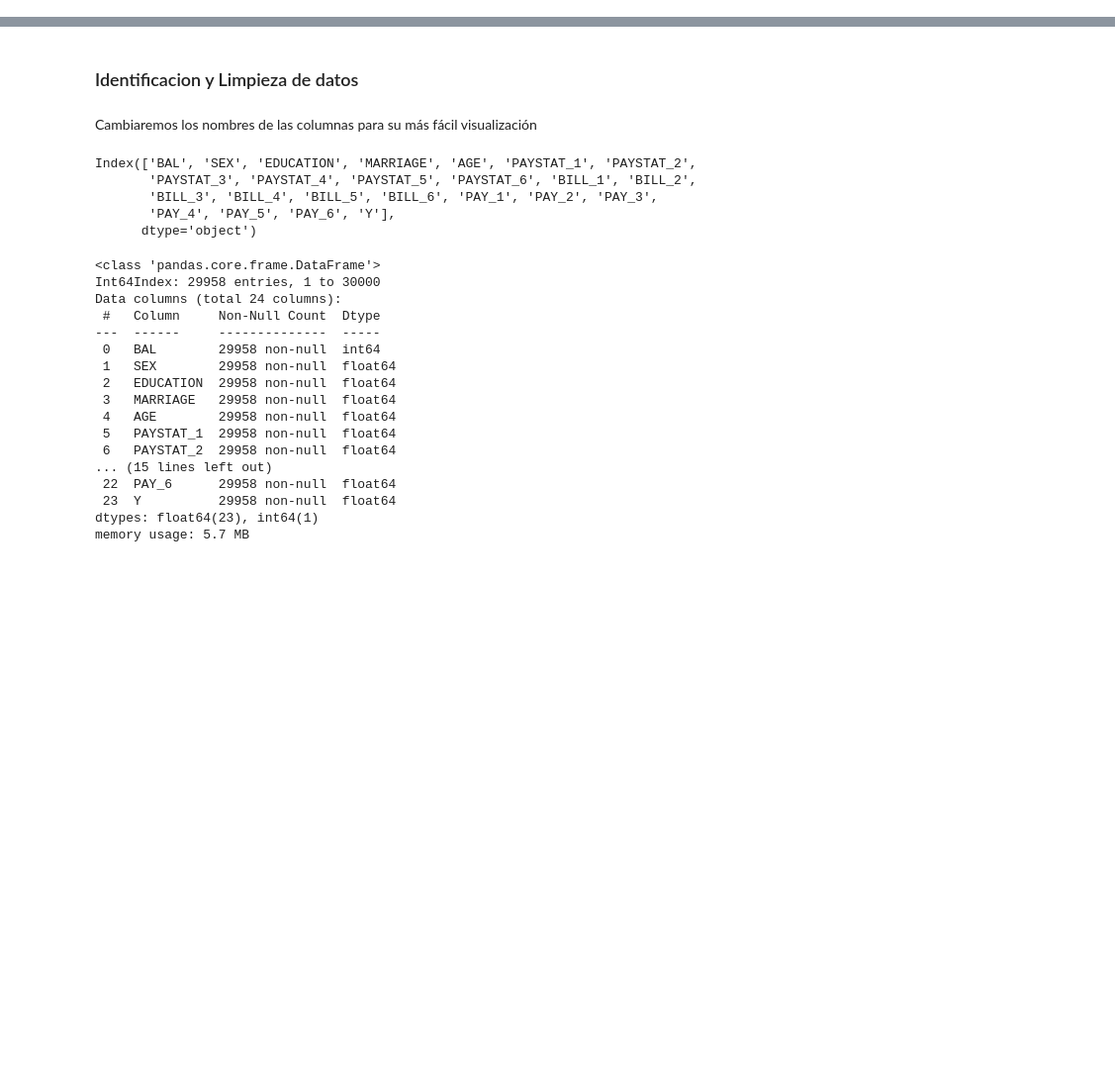
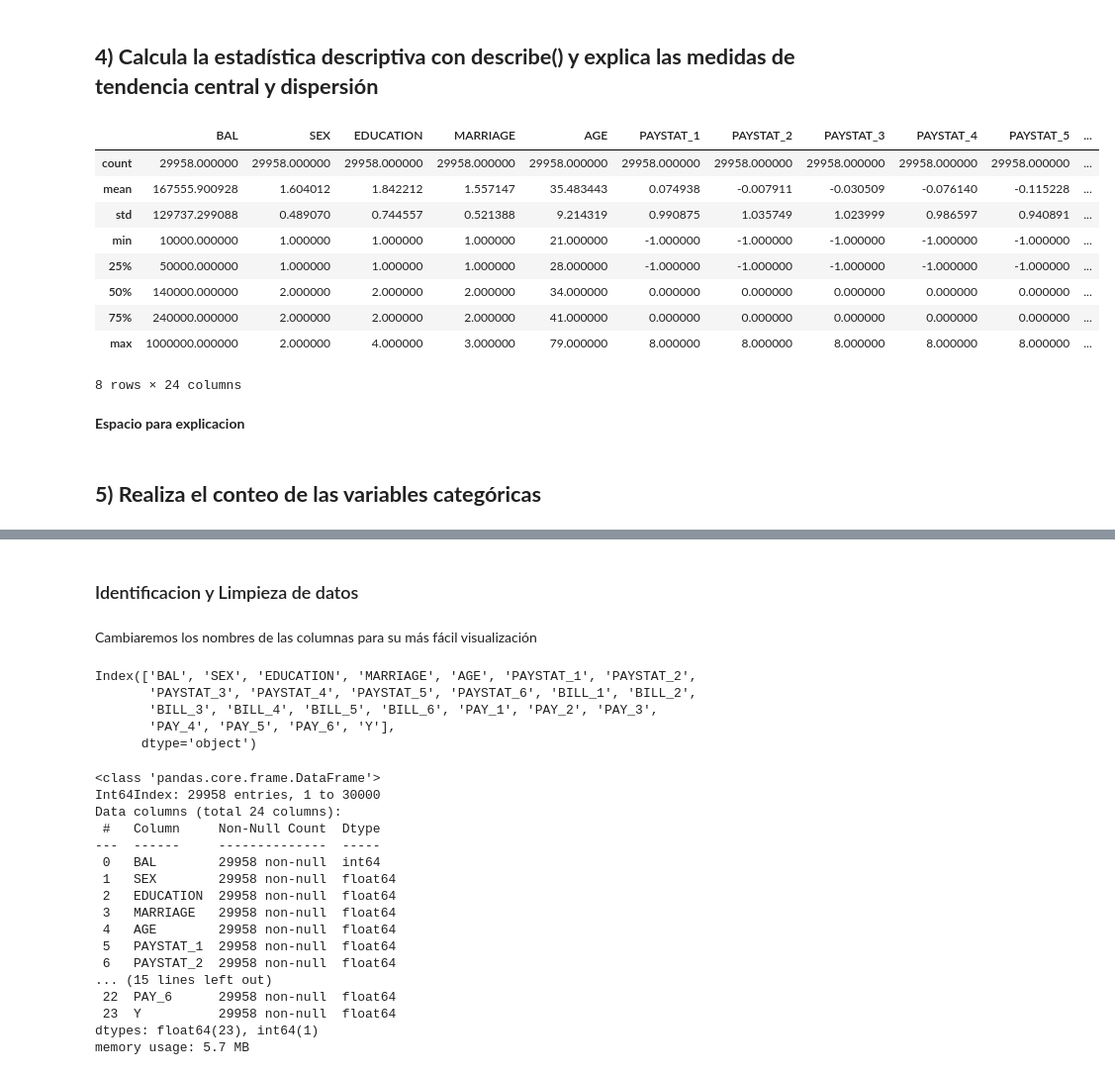
Before and after one commit to PosgradoMNA/actividades-de-aprendizaje-gerardoaaron_castanedajaramillo, a Jupyter notebook: Actividad Semanal -- 6.ipynb, the cells around one changed output, grey strips where cells are left out. Shown at 99% size. Drawn from its saved outputs; the diff is of its cells as text; code cells hidden in the pictures; blank space fills up the shorter version.

```diff
--- a/Actividad Semanal -- 6.ipynb
+++ b/Actividad Semanal -- 6.ipynb
@@ -25,0 +118,27 @@ df.index.name = None
+# %%
+df_norm = df.copy()
+
+#eliminamos valores mayores a 4 en X3
+X3_values = []
+for i in range(0,len(df_norm.index)):
+  if df_norm['X3'].iloc[i] > 4:
+    if df_norm['X3'].iloc[i] not in X3_values:
+      X3_values.append(int(df_norm['X3'].iloc[i]))
+for i in X3_values:
+  df_norm['X3'].replace(i,4,inplace=True)
+
+#sustituimos valores de x3 de 0 por valor 4 de others
+df_norm['X3'].replace(0,4,inplace=True)
+
+#sustituimos valores de 0 en X4 por por 3, ya que entra dentro de el valor 3 = others
+df_norm['X4'].replace(0,3,inplace=True)
+
+#cambimos valores de -2 de X6 a X11 por -1
+df_norm.iloc[:,5:11] = df_norm.iloc[:,5:11].replace(-2,-1)
+
+#cambiamos valores negativos de X12 a X24
+for col in df_norm.iloc[:,11:23].columns:
+  df_norm[col] = df_norm[col].abs()
+
+#eliminamos las filas con valores nulos, que representan 42/30000
+df_norm.dropna(axis=0,inplace=True)
@@ -25,0 +164,19 @@ df.index.name = None
+# %% [markdown]
+## **4) Calcula la estadística descriptiva con describe() y explica las medidas de tendencia central y dispersión**
+# %%
+df_norm.describe()
+# %% [output]
+|  | BAL | SEX | EDUCATION | MARRIAGE | AGE | PAYSTAT_1 | PAYSTAT_2 | PAYSTAT_3 | PAYSTAT_4 | PAYSTAT_5 | ... |
+| count | 29958.000000 | 29958.000000 | 29958.000000 | 29958.000000 | 29958.000000 | 29958.000000 | 29958.000000 | 29958.000000 | 29958.000000 | 29958.000000 | ... |
+| mean | 167555.900928 | 1.604012 | 1.842212 | 1.557147 | 35.483443 | 0.074938 | -0.007911 | -0.030509 | -0.076140 | -0.115228 | ... |
+| std | 129737.299088 | 0.489070 | 0.744557 | 0.521388 | 9.214319 | 0.990875 | 1.035749 | 1.023999 | 0.986597 | 0.940891 | ... |
+| min | 10000.000000 | 1.000000 | 1.000000 | 1.000000 | 21.000000 | -1.000000 | -1.000000 | -1.000000 | -1.000000 | -1.000000 | ... |
+| 25% | 50000.000000 | 1.000000 | 1.000000 | 1.000000 | 28.000000 | -1.000000 | -1.000000 | -1.000000 | -1.000000 | -1.000000 | ... |
+| 50% | 140000.000000 | 2.000000 | 2.000000 | 2.000000 | 34.000000 | 0.000000 | 0.000000 | 0.000000 | 0.000000 | 0.000000 | ... |
+| 75% | 240000.000000 | 2.000000 | 2.000000 | 2.000000 | 41.000000 | 0.000000 | 0.000000 | 0.000000 | 0.000000 | 0.000000 | ... |
+| max | 1000000.000000 | 2.000000 | 4.000000 | 3.000000 | 79.000000 | 8.000000 | 8.000000 | 8.000000 | 8.000000 | 8.000000 | ... |
+8 rows × 24 columns
+# %% [markdown]
+**Espacio para explicacion**
+# %% [markdown]
+## **5) Realiza el conteo de las variables categóricas**
```
Also changed, not shown: parts of 26 cells of this notebook.
